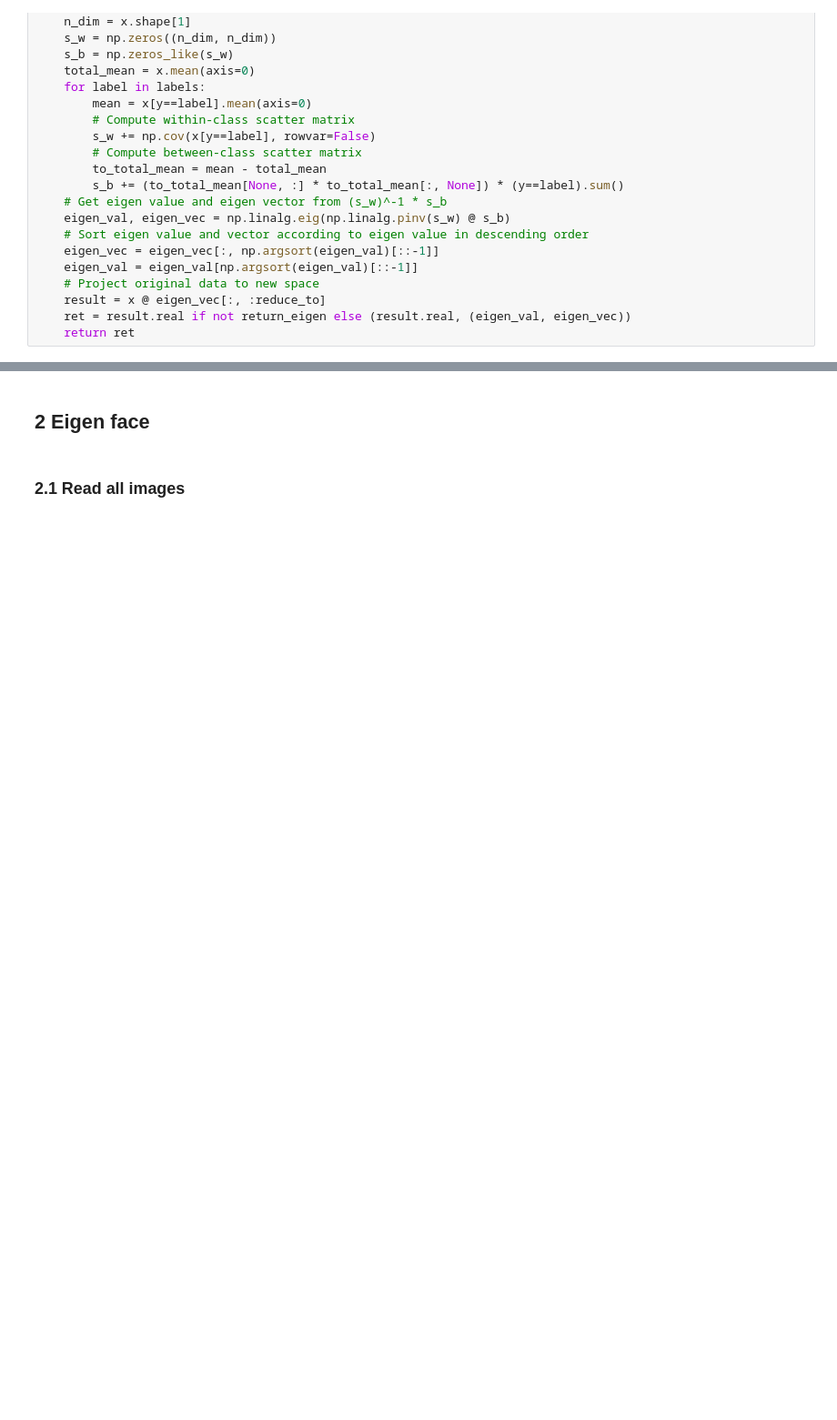
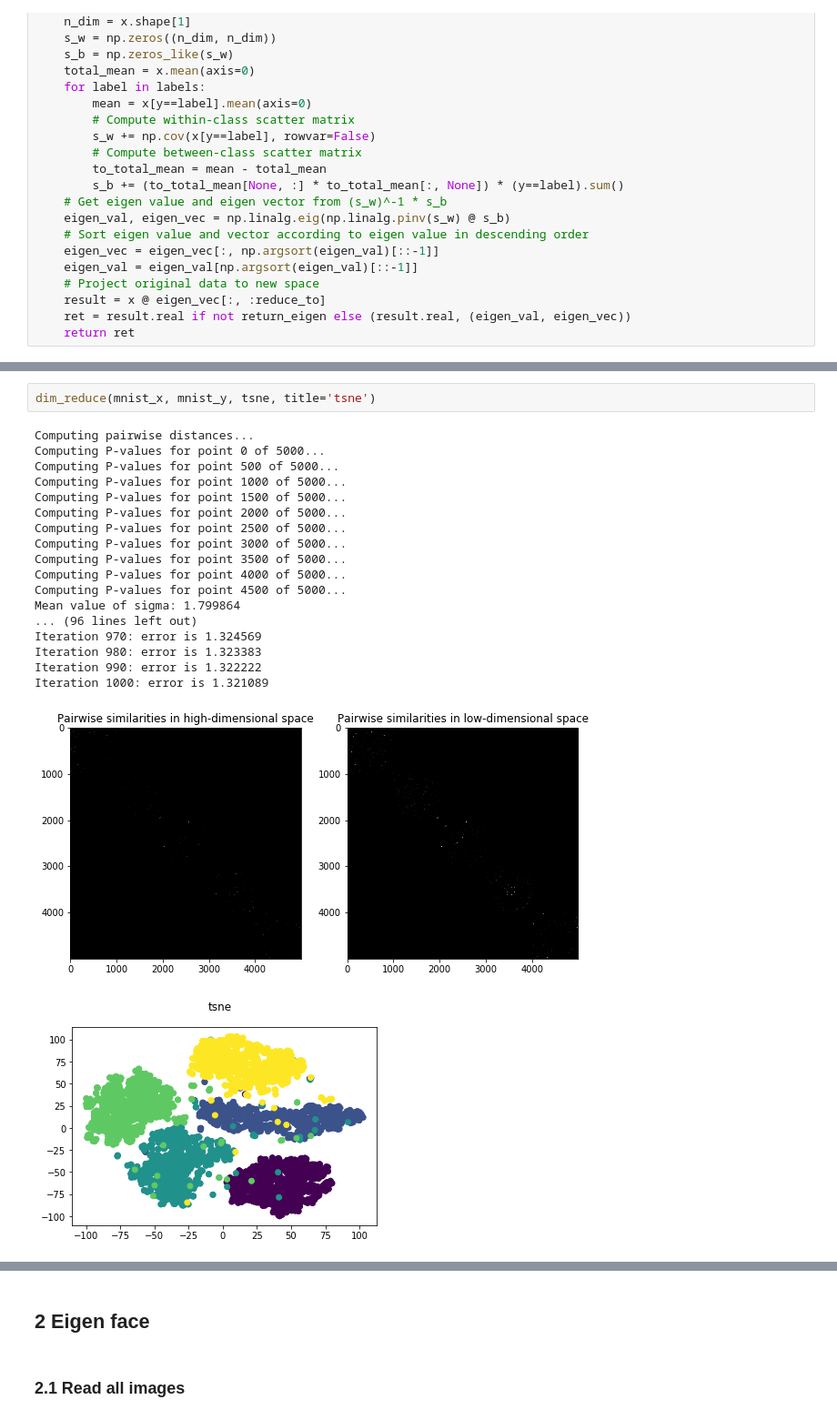
Before and after one commit to tfchan/ML-s19-HW7, a Jupyter notebook: hw7.ipynb, the cells around one changed output, grey strips where cells are left out. Shown at 91% size. Saved outputs shown, nothing was run; the diff lists cells and outputs as text; blank space fills up the shorter version.

```diff
--- a/hw7.ipynb
+++ b/hw7.ipynb
@@ -88,0 +293,22 @@ dim_reduce(standardize(mnist_x), mnist_y, lda, need_y=True, title='LDA with stan
+# %%
+dim_reduce(mnist_x, mnist_y, tsne, title='tsne')
+# %% [output]
+Computing pairwise distances...
+Computing P-values for point 0 of 5000...
+Computing P-values for point 500 of 5000...
+Computing P-values for point 1000 of 5000...
+Computing P-values for point 1500 of 5000...
+Computing P-values for point 2000 of 5000...
+Computing P-values for point 2500 of 5000...
+Computing P-values for point 3000 of 5000...
+Computing P-values for point 3500 of 5000...
+Computing P-values for point 4000 of 5000...
+Computing P-values for point 4500 of 5000...
+Mean value of sigma: 1.799864
+... (96 lines left out)
+Iteration 970: error is 1.324569
+Iteration 980: error is 1.323383
+Iteration 990: error is 1.322222
+Iteration 1000: error is 1.321089
+[figure, added]
+[figure, added]
```
Also changed, not shown: parts of 34 cells of this notebook.
